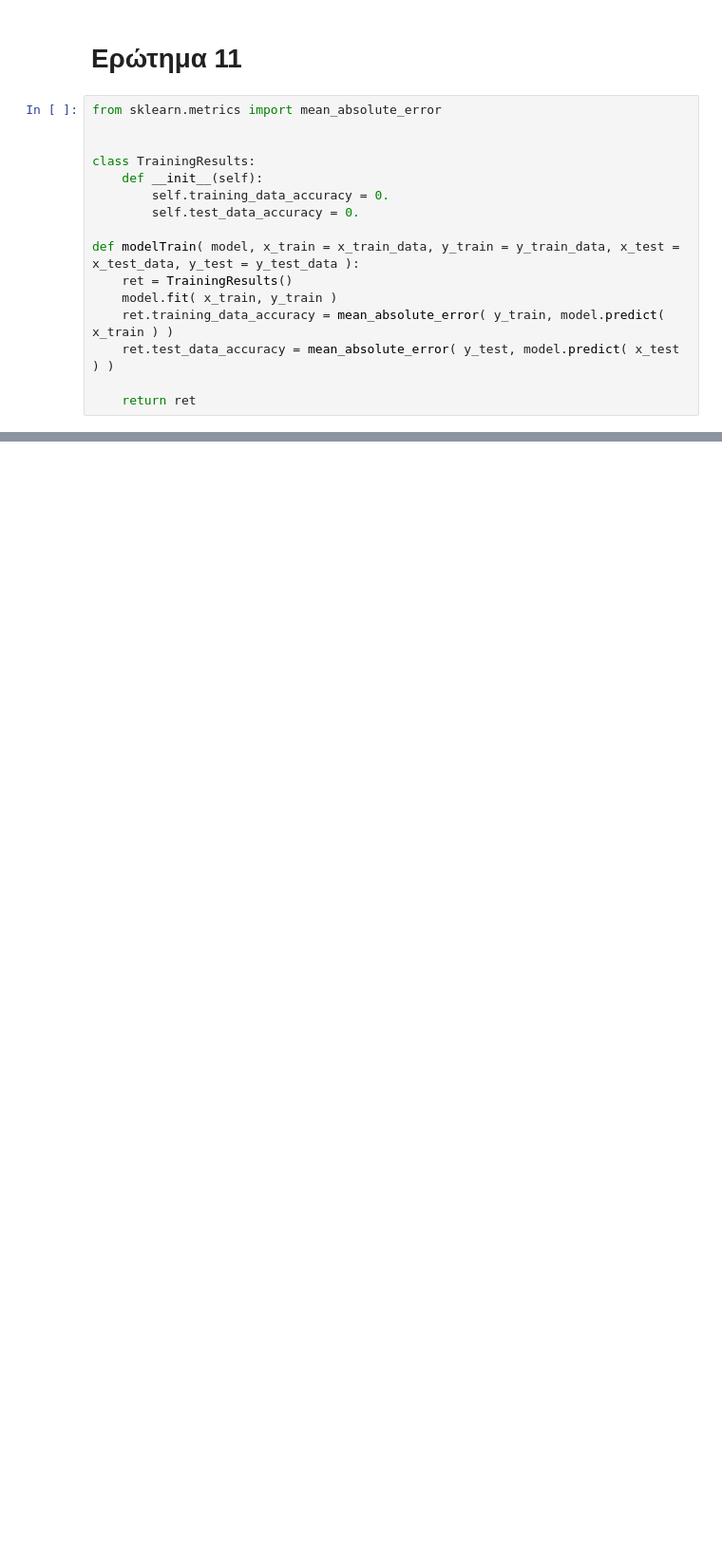
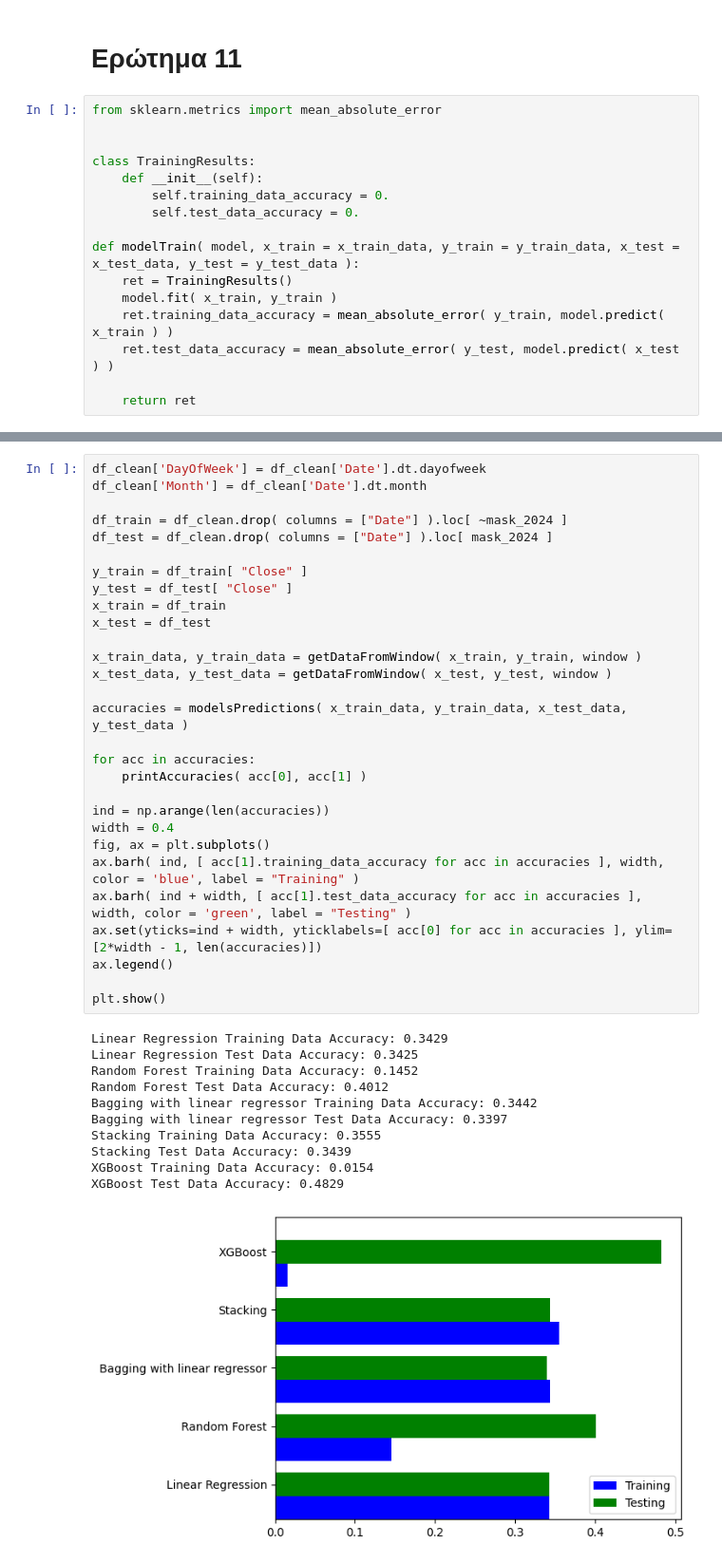
Before and after one commit to markos-merge/machine_learning_assignments, a Jupyter notebook: assignment_3/assignment_3.ipynb, the cells around one changed output, grey strips where cells are left out. Shown: that part at 95% size. Saved outputs shown, nothing was run; the diff lists cells and outputs as text; blank space fills up the shorter version.

```diff
--- a/assignment_3/assignment_3.ipynb
+++ b/assignment_3/assignment_3.ipynb
@@ -220,0 +249,41 @@ Stacking Test Data Accuracy: 0.34
+# %%
+df_clean['DayOfWeek'] = df_clean['Date'].dt.dayofweek
+df_clean['Month'] = df_clean['Date'].dt.month
+
+df_train = df_clean.drop( columns = ["Date"] ).loc[ ~mask_2024 ]
+df_test = df_clean.drop( columns = ["Date"] ).loc[ mask_2024 ]
+
+y_train = df_train[ "Close" ]
+y_test = df_test[ "Close" ]
+x_train = df_train
+x_test = df_test
+
+x_train_data, y_train_data = getDataFromWindow( x_train, y_train, window )
+x_test_data, y_test_data = getDataFromWindow( x_test, y_test, window )
+
+accuracies = modelsPredictions( x_train_data, y_train_data, x_test_data, y_test_data )
+
+for acc in accuracies:
+    printAccuracies( acc[0], acc[1] )
+
+ind = np.arange(len(accuracies))
+width = 0.4
+fig, ax = plt.subplots()
+ax.barh( ind, [ acc[1].training_data_accuracy for acc in accuracies ], width, color = 'blue', label = "Training" )
+ax.barh( ind + width, [ acc[1].test_data_accuracy for acc in accuracies ], width, color = 'green', label = "Testing" )
+ax.set(yticks=ind + width, yticklabels=[ acc[0] for acc in accuracies ], ylim=[2*width - 1, len(accuracies)])
+ax.legend()
+
+plt.show()
+# %% [output]
+Linear Regression Training Data Accuracy: 0.3429
+Linear Regression Test Data Accuracy: 0.3425
+Random Forest Training Data Accuracy: 0.1452
+Random Forest Test Data Accuracy: 0.4012
+Bagging with linear regressor Training Data Accuracy: 0.3442
+Bagging with linear regressor Test Data Accuracy: 0.3397
+Stacking Training Data Accuracy: 0.3555
+Stacking Test Data Accuracy: 0.3439
+XGBoost Training Data Accuracy: 0.0154
+XGBoost Test Data Accuracy: 0.4829
+[figure, added]
```
Also changed, not shown: parts of 12 cells of this notebook.
